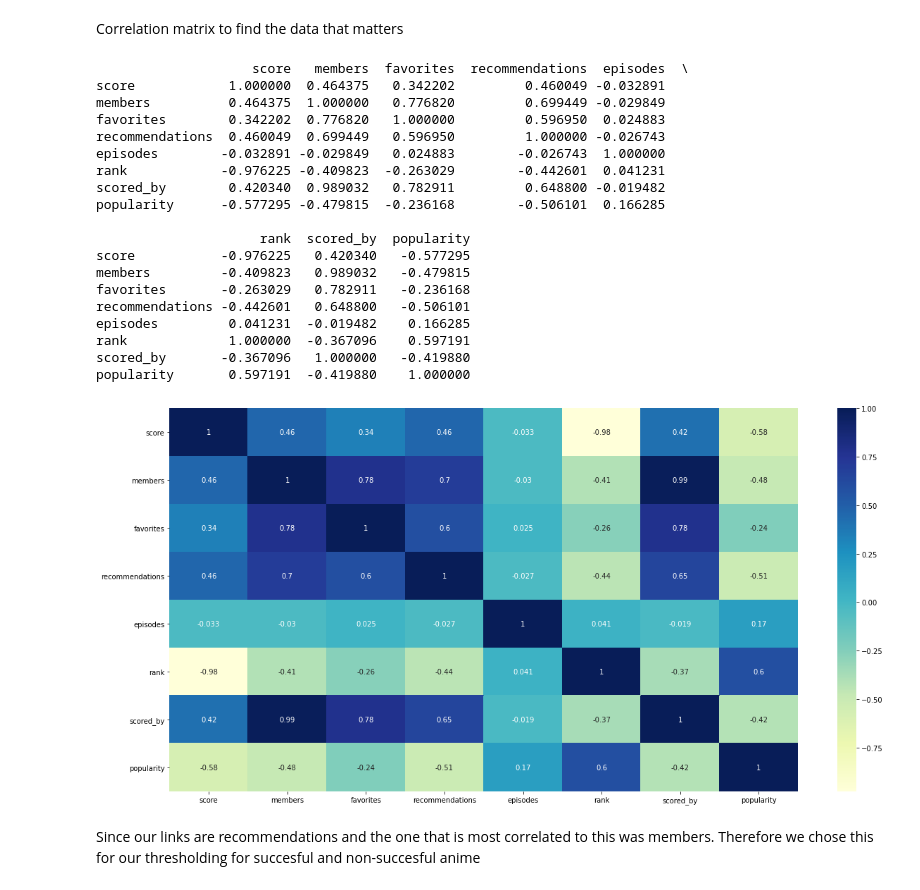
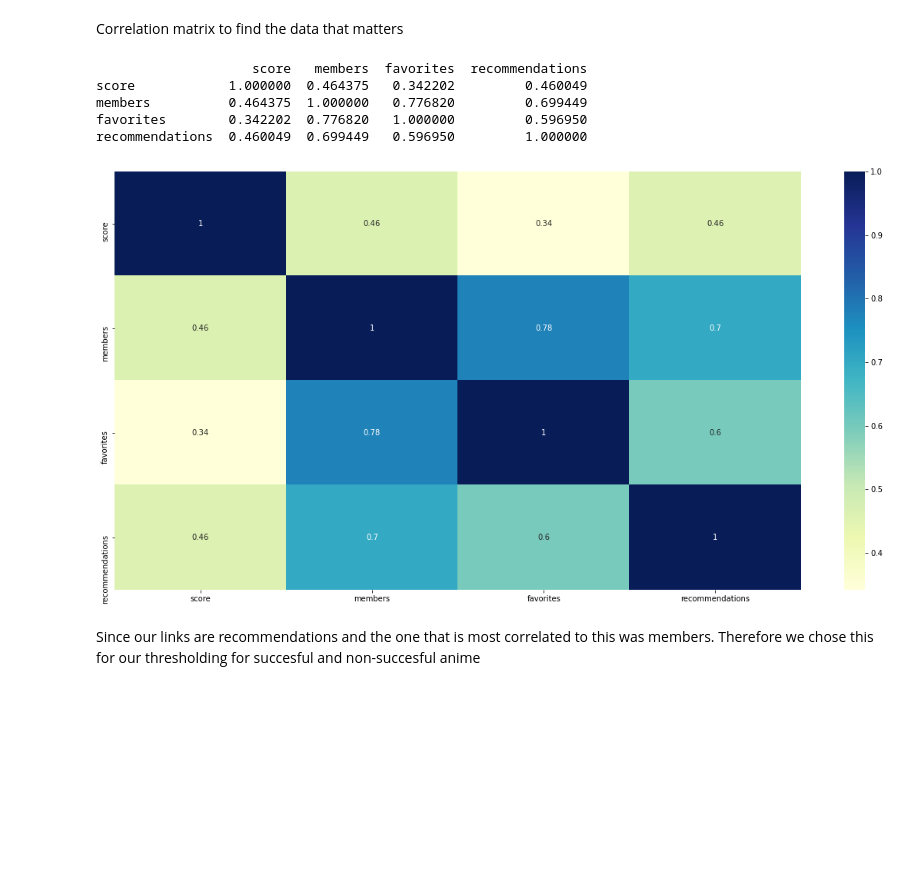
Before and after one commit to MarcBrejner/ProjectMAL, a Jupyter notebook: project.ipynb, the cells around one changed output. Cells and saved outputs as stored; diff of their text form; code cells hidden in the pictures; blank space fills up the shorter version.

```diff
--- a/project.ipynb
+++ b/project.ipynb
@@ -144,36 +154,19 @@ df['recommendations'] = recommendations
 # %% [markdown]
 Correlation matrix to find the data that matters
 # %%
-import seaborn as sb
-
-
 # prints data that will be plotted for the correlation matrix
-print(df[['score','members','favorites','recommendations', 'episodes','rank','scored_by','popularity']].corr())
+print(df[['score','members','favorites','recommendations']].corr())
 
 # plot correlation heatmap
-dataplot = sb.heatmap(df[['score','members','favorites','recommendations', 'episodes','rank','scored_by','popularity']].corr(), cmap="YlGnBu", annot=True)
+dataplot = sb.heatmap(df[['score','members','favorites','recommendations']].corr(), cmap="YlGnBu", annot=True)
 plt.show()
 # %% [output]
-                    score   members  favorites  recommendations  episodes  \
-score            1.000000  0.464375   0.342202         0.460049 -0.032891
-members          0.464375  1.000000   0.776820         0.699449 -0.029849
-favorites        0.342202  0.776820   1.000000         0.596950  0.024883
-recommendations  0.460049  0.699449   0.596950         1.000000 -0.026743
-episodes        -0.032891 -0.029849   0.024883        -0.026743  1.000000
-rank            -0.976225 -0.409823  -0.263029        -0.442601  0.041231
-scored_by        0.420340  0.989032   0.782911         0.648800 -0.019482
-popularity      -0.577295 -0.479815  -0.236168        -0.506101  0.166285
-
-                     rank  scored_by  popularity
-score           -0.976225   0.420340   -0.577295
-members         -0.409823   0.989032   -0.479815
-favorites       -0.263029   0.782911   -0.236168
-recommendations -0.442601   0.648800   -0.506101
-episodes         0.041231  -0.019482    0.166285
-rank             1.000000  -0.367096    0.597191
-scored_by       -0.367096   1.000000   -0.419880
-popularity       0.597191  -0.419880    1.000000
+                    score   members  favorites  recommendations
+score            1.000000  0.464375   0.342202         0.460049
+members          0.464375  1.000000   0.776820         0.699449
+favorites        0.342202  0.776820   1.000000         0.596950
+recommendations  0.460049  0.699449   0.596950         1.000000
-[figure, old version]
+[figure, new version]
 # %% [markdown]
 Since our links are recommendations and the one that is most correlated to this was members. Therefore we chose this for our thresholding for succesful and non-succesful anime
 # %%
```
Also changed, not shown: parts of 48 cells of this notebook.
